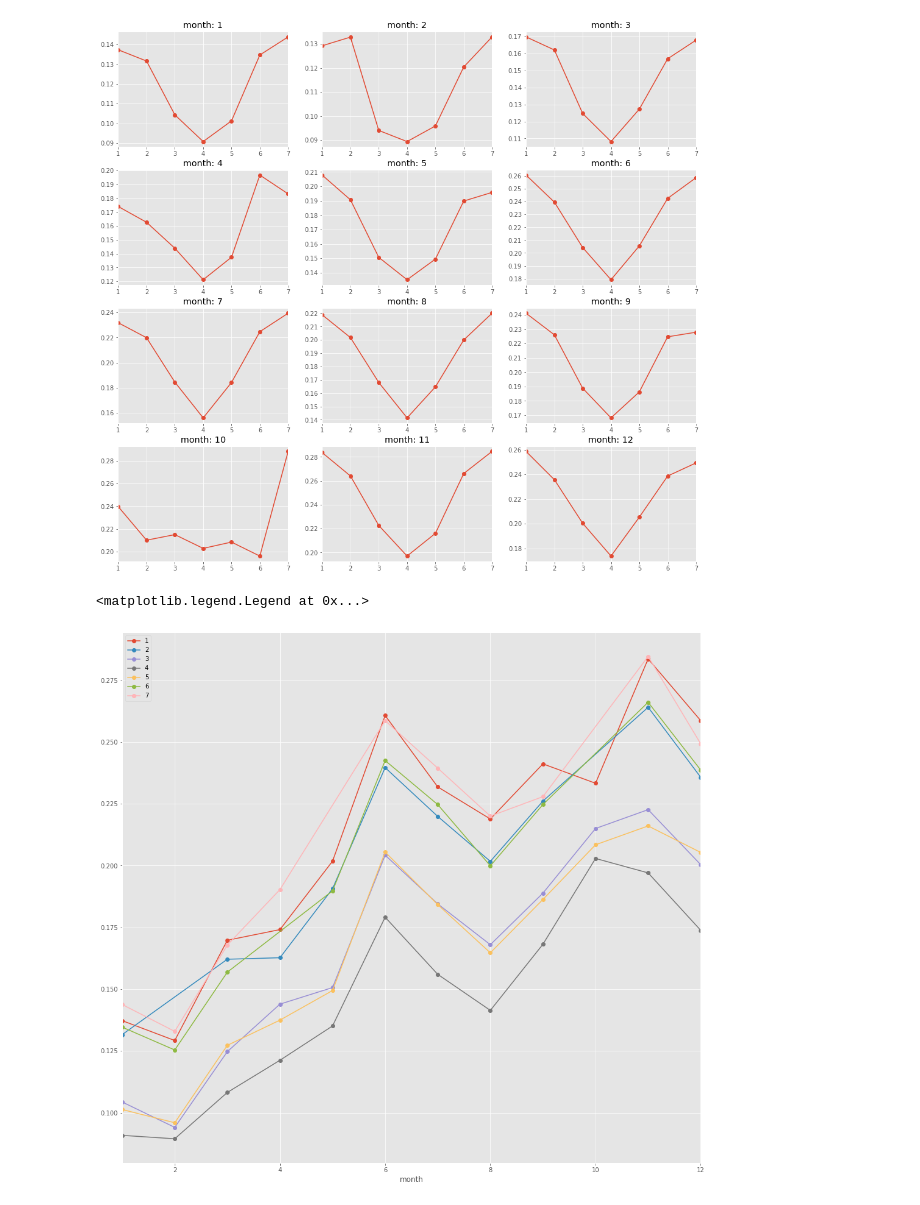
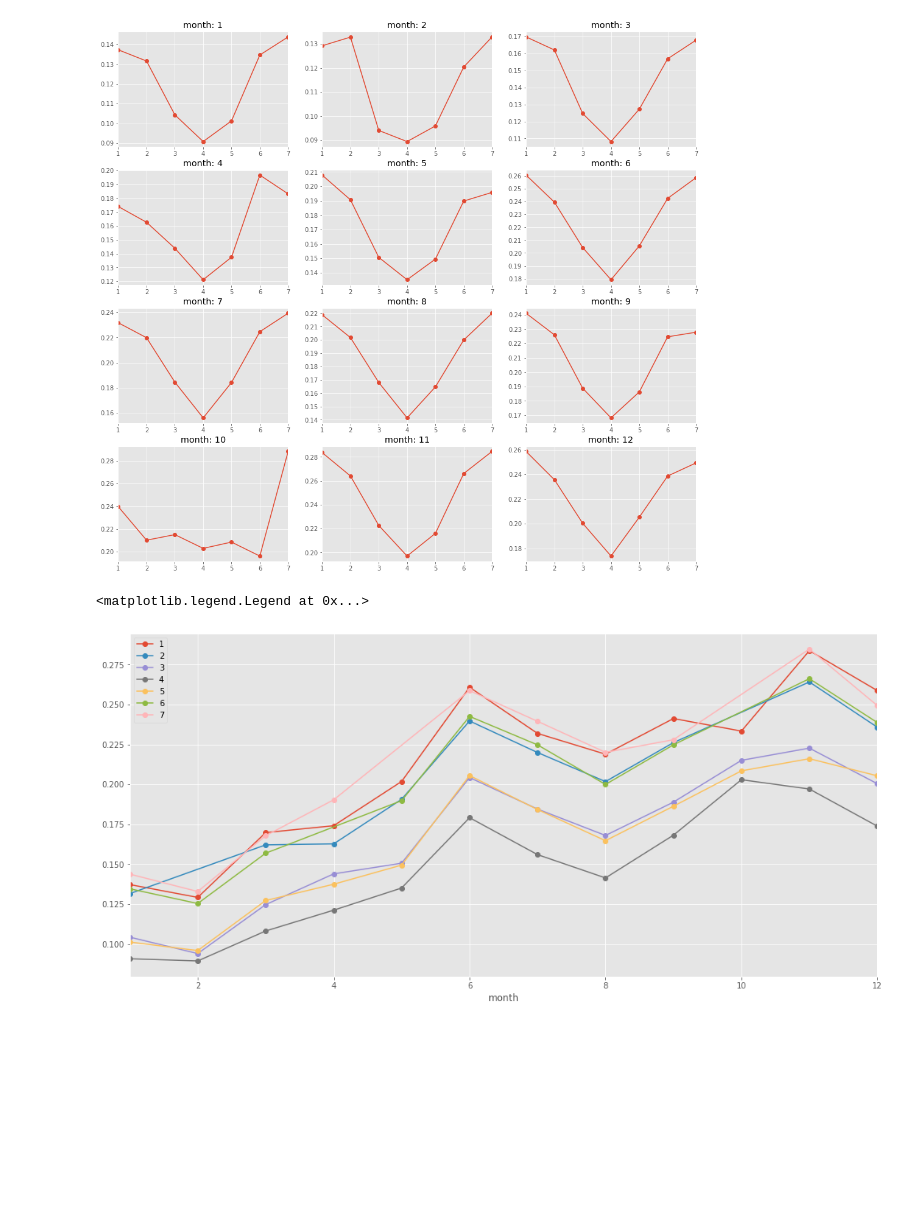
Before and after one commit to viktorsapozhok/cafeen, a Jupyter notebook: notebooks/1_simple_eda.ipynb, the cells around one changed output. Drawn from its saved outputs; the diff is of its cells as text; code cells hidden in the pictures; blank space fills up the shorter version.

```diff
--- a/notebooks/1_simple_eda.ipynb
+++ b/notebooks/1_simple_eda.ipynb
@@ -20,3 +18,7 @@ train = pd.read_csv(path_to_train)
+# %%
+train = pd.read_csv(path_to_train)
+train['ord_5'] = train['ord_5'].str[0]
+train.loc[train['ord_5'].isna(), 'ord_5'] = np.nan
 # %%
 test = pd.read_csv(path_to_test)
 # %%
@@ -166,17 +132,17 @@ df.loc[(df['month'] == 10) & (df['day'] == 7), 'day'] = 1
 # %%
 train, _ = utils.split_data(df)
 
-fig, ax = plt.subplots(1, 1, figsize=(17,16))
+fig, ax = plt.subplots(1, 1, figsize=(17,8))
 
 for i in range(7):
     train[train['day'] == i+1].groupby('month')['target'].mean().plot(marker='o')
 #    train[train['day'] == i+1].groupby('month')['target'].mean().plot(ax = ax[i//3, i-3*(i//3)], marker='o')
 #    ax[i//3, i-3*(i//3)].set_xlabel('')
 #    ax[i//3, i-3*(i//3)].set_title(f'month: {i+1}')
 ax.legend([1,2,3,4,5,6,7])
 # %% [output]
 <matplotlib.legend.Legend at 0x...>
-[figure, old version]
+[figure, new version]
 # %%
 df.loc[(df['month'] == 2) & (df['day'] == 2), 'day'] = 6
 df.loc[(df['month'] == 4) & (df['day'] == 6), 'day'] = 7
```
Also changed, not shown: parts of 13 cells of this notebook, 1 other file.
